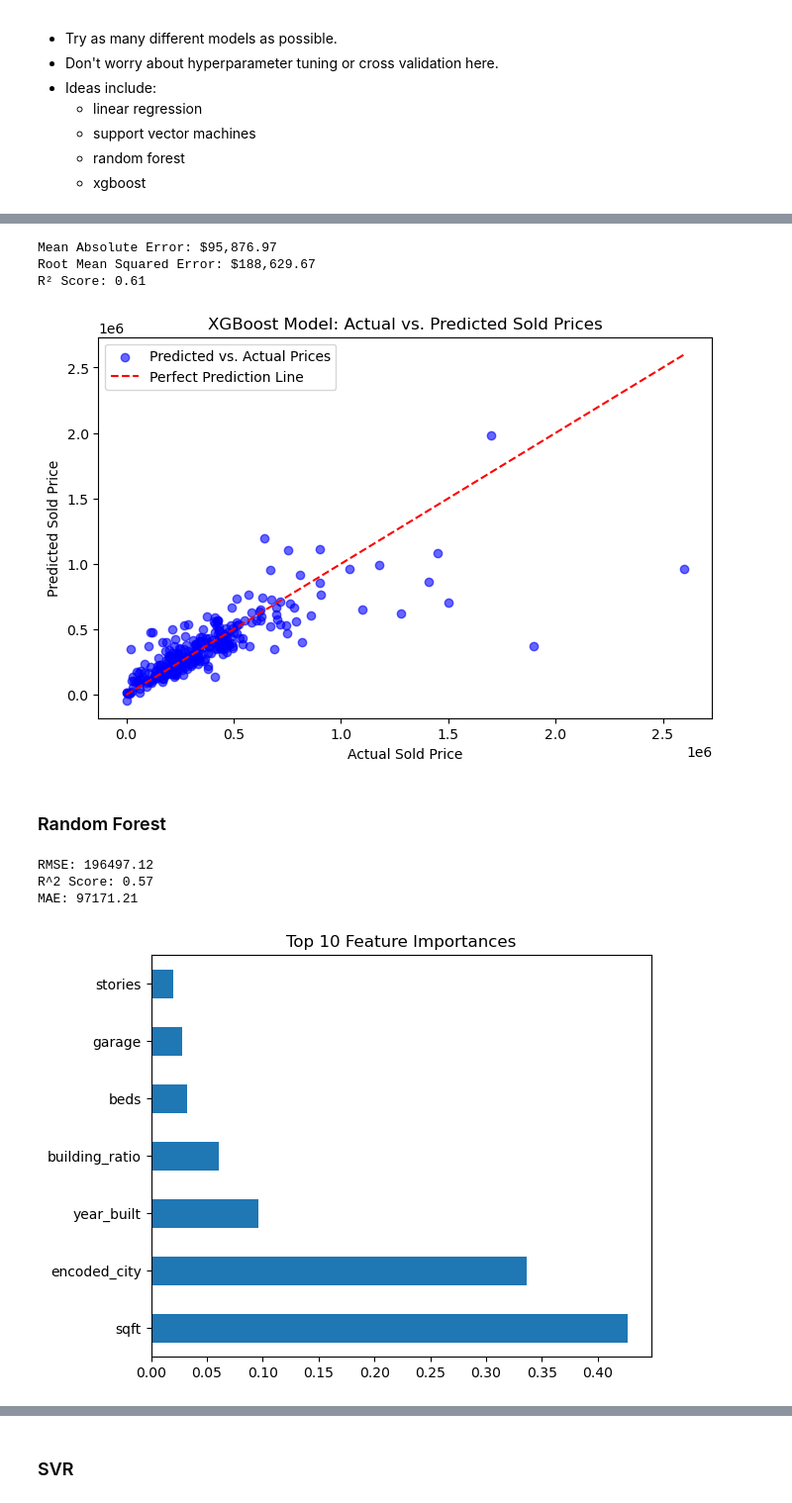
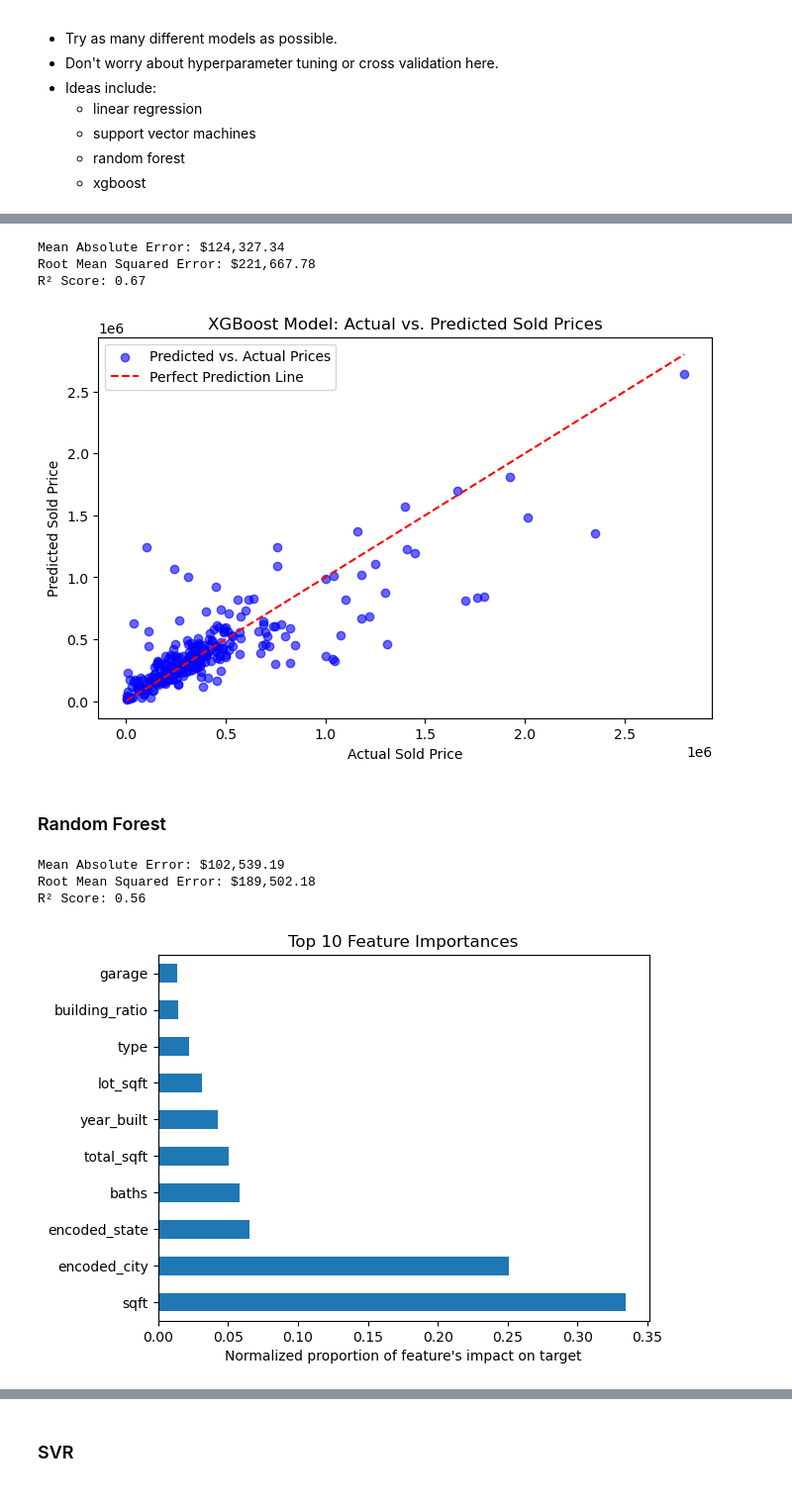
Before and after one commit to lemonsterpie/LHL-midterm, a Jupyter notebook: notebooks/2 - model_selection.ipynb, the cells around one changed output, grey strips where cells are left out. Shown at 99% size. Cells and saved outputs as stored; diff of their text form; code cells hidden in the pictures.

Commit message:
feature selection, visualizations of before/after feature selection and hyperparam tuning

```diff
--- a/notebooks/2 - model_selection.ipynb
+++ b/notebooks/2 - model_selection.ipynb
@@ -43,0 +27,6 @@ X_train, X_test, y_train, y_test = train_test_split(X, y, test_size=0.2, random_
+# %%
+# Import processed data:
+
+data = pd.read_csv('../processed_data/processed_real_estate_listings.csv')
+X = data.drop(columns='sold_price')
+y = data['sold_price']
@@ -124,26 +101,21 @@ XGBRegressor(base_score=None, booster=None, callbacks=None,
 # %%
-# Predict sold prices
-y_pred_xgb = xgb_model.predict(X_test)
-
 # Compute evaluation metrics
-mae_xgb = mean_absolute_error(y_test, y_pred_xgb)
-mse_xgb = mean_squared_error(y_test, y_pred_xgb)
+mae_xgb = mean_absolute_error(xgb_y_test, xgb_pred)
+mse_xgb = mean_squared_error(xgb_y_test, xgb_pred)
 rmse_xgb = mse_xgb ** 0.5  # Convert to original units
-r2_xgb = r2_score(y_test, y_pred_xgb)
+r2_xgb = r2_score(xgb_y_test, xgb_pred)
 
 print(f"Mean Absolute Error: ${mae_xgb:,.2f}")
 print(f"Root Mean Squared Error: ${rmse_xgb:,.2f}")
 print(f"R² Score: {r2_xgb:.2f}")
 # %% [output]
-Mean Absolute Error: $95,876.97
-Root Mean Squared Error: $188,629.67
-R² Score: 0.61
+Mean Absolute Error: $124,327.34
+Root Mean Squared Error: $221,667.78
+R² Score: 0.67
 # %%
-import matplotlib.pyplot as plt
-
 plt.figure(figsize=(8,5))
-plt.scatter(y_test, y_pred_xgb, alpha=0.6, color="blue", label="Predicted vs. Actual Prices")
-plt.plot([y_test.min(), y_test.max()], [y_test.min(), y_test.max()], color="red", linestyle="--", label="Perfect Prediction Line")
+plt.scatter(xgb_y_test, xgb_pred, alpha=0.6, color="blue", label="Predicted vs. Actual Prices")
+plt.plot([xgb_y_test.min(), xgb_y_test.max()], [xgb_y_test.min(), xgb_y_test.max()], color="red", linestyle="--", label="Perfect Prediction Line")
 
 plt.xlabel("Actual Sold Price")
 plt.ylabel("Predicted Sold Price")
@@ -151,30 +123,33 @@ plt.legend()
 plt.title("XGBoost Model: Actual vs. Predicted Sold Prices")
 plt.show()
 # %% [output]
-[figure, old version]
+[figure, new version]
 # %% [markdown]
 ### Random Forest
-# %%
-rfc = RandomForestRegressor(n_estimators=100, random_state=3)
-rfc.fit(X_train, y_train)
-y_pred = rfc.predict(X_test)
-
-rmse = root_mean_squared_error(y_test, y_pred)
-r2 = r2_score(y_test, y_pred)
-mae = mean_absolute_error(y_test, y_pred)
-
-print(f"RMSE: {rmse:.2f}")
-print(f"R^2 Score: {r2:.2f}")
-print(f"MAE: {mae:.2f}")
-# %% [output]
-RMSE: 196497.12
-R^2 Score: 0.57
-MAE: 97171.21
+# %%
+rf_X_train, rf_X_test, rf_y_train, rf_y_test = train_test_split(X, y, test_size=0.2, random_state=3)
+# %%
+rfc = RandomForestRegressor(n_estimators=50, random_state=3)
+rfc.fit(rf_X_train, rf_y_train)
+rf_pred = rfc.predict(rf_X_test)
+
+rf_mae = mean_absolute_error(rf_y_test, rf_pred)
+rf_rmse = root_mean_squared_error(rf_y_test, rf_pred)
+rf_r2 = r2_score(rf_y_test, rf_pred)
+
+print(f"Mean Absolute Error: ${rf_mae:,.2f}")
+print(f"Root Mean Squared Error: ${rf_rmse:,.2f}")
+print(f"R² Score: {rf_r2:.2f}")
+# %% [output]
+Mean Absolute Error: $102,539.19
+Root Mean Squared Error: $189,502.18
+R² Score: 0.56
 # %%
-feat_importances = pd.Series(rfc.feature_importances_, index=X_train.columns)
+feat_importances = pd.Series(rfc.feature_importances_, index=rf_X_train.columns)
 feat_importances.nlargest(10).plot(kind='barh')
 plt.title('Top 10 Feature Importances')
-plt.tight_layout()
+plt.tight_layout
+plt.xlabel('Normalized proportion of feature\'s impact on target')
 plt.show()
 # %% [output]
-[figure, old version]
+[figure, new version]
```
Also changed, not shown: parts of 37 cells of this notebook, 9 other files.
